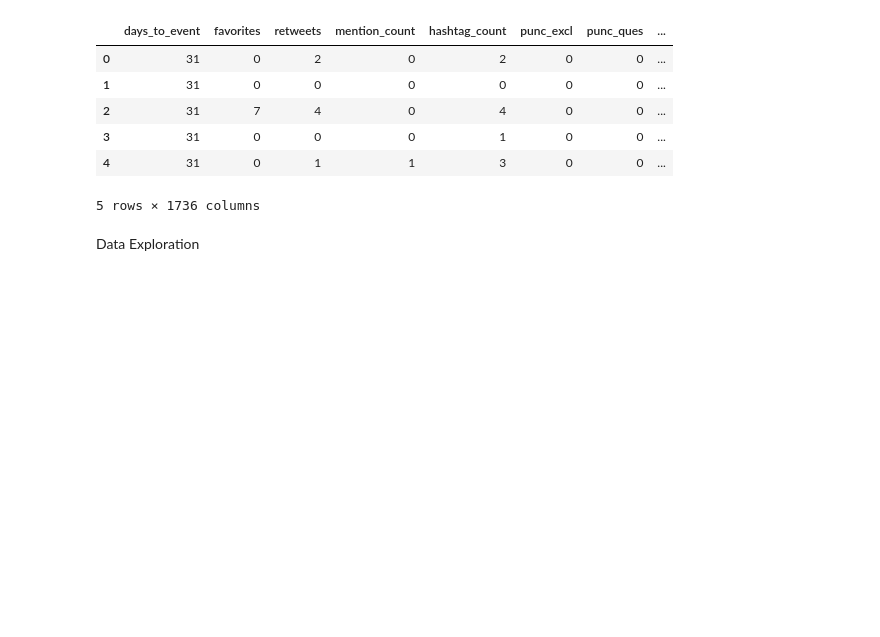
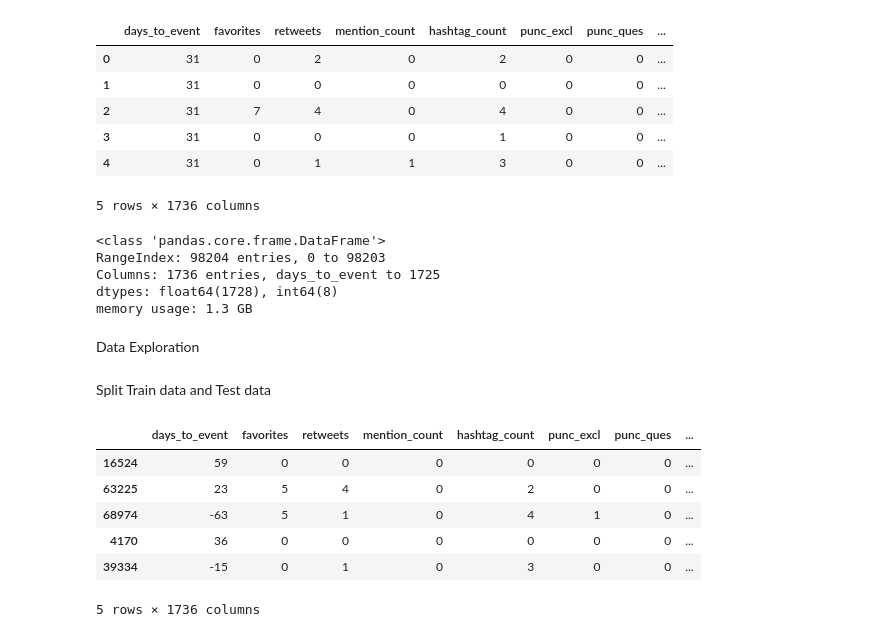
Before and after one commit to Vikramjeet-Singh/SocialUnrestTwitterAnalysis, a Jupyter notebook: SocialUnrest.ipynb, the cells around one changed output. Saved outputs shown, nothing was run; the diff lists cells and outputs as text; code cells hidden in the pictures; blank space fills up the shorter version.

Commit message:
Shuffled dataset abd split it into train and test data

```diff
--- a/SocialUnrest.ipynb
+++ b/SocialUnrest.ipynb
@@ -496,5 +504,27 @@ final_training_features_df.head()
 | 3 | 31 | 0 | 0 | 0 | 1 | 0 | 0 | ... |
 | 4 | 31 | 0 | 1 | 1 | 3 | 0 | 0 | ... |
 5 rows × 1736 columns
+# %%
+final_training_features_df.info()
+# %% [output]
+<class 'pandas.core.frame.DataFrame'>
+RangeIndex: 98204 entries, 0 to 98203
+Columns: 1736 entries, days_to_event to 1725
+dtypes: float64(1728), int64(8)
+memory usage: 1.3 GB
 # %% [markdown]
 Data Exploration
+# %% [markdown]
+Split Train data and Test data
+# %%
+# shuffle dataset
+final_training_features_df = final_training_features_df.sample(frac=1, random_state=np.random.seed(1))
+final_training_features_df.head()
+# %% [output]
+|  | days_to_event | favorites | retweets | mention_count | hashtag_count | punc_excl | punc_ques | ... |
+| 16524 | 59 | 0 | 0 | 0 | 0 | 0 | 0 | ... |
+| 63225 | 23 | 5 | 4 | 0 | 2 | 0 | 0 | ... |
+| 68974 | -63 | 5 | 1 | 0 | 4 | 1 | 0 | ... |
+| 4170 | 36 | 0 | 0 | 0 | 0 | 0 | 0 | ... |
+| 39334 | -15 | 0 | 1 | 0 | 3 | 0 | 0 | ... |
+5 rows × 1736 columns
```
Also changed, not shown: parts of 10 cells of this notebook.
